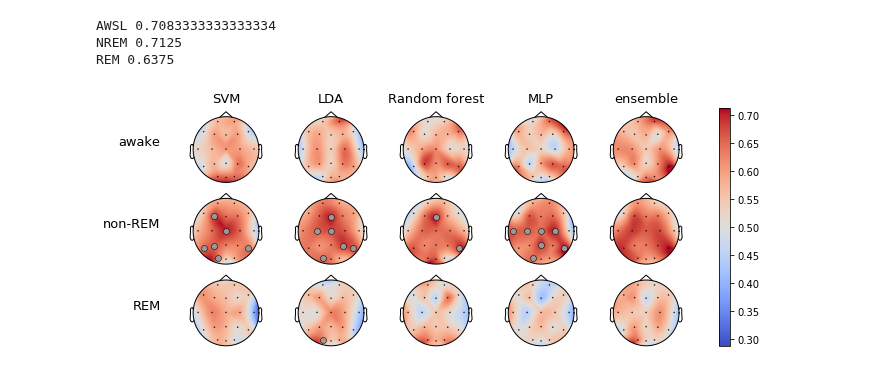
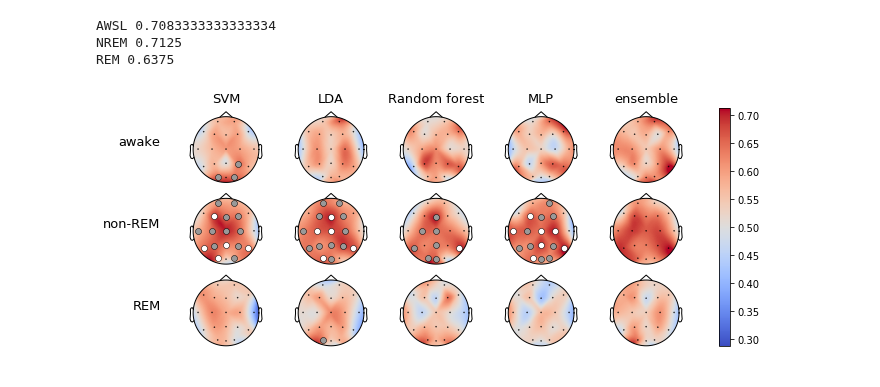
Before and after one commit to PhilippThoelke/caffeine-sleep, a Jupyter notebook: multiFeatureML/DecodingAccuracyMFFigures.ipynb, the cells around one changed output. Saved outputs shown, nothing was run; the diff lists cells and outputs as text; code cells hidden in the pictures.

Commit message:
Change from Bonferroni to Benjamini-Hochberg correction

```diff
--- a/multiFeatureML/DecodingAccuracyMFFigures.ipynb
+++ b/multiFeatureML/DecodingAccuracyMFFigures.ipynb
@@ -77,44 +77,47 @@ for stage in STAGES:
         acc = [score[0] for score in da_scores[stage][clf]]
         p_val = np.array([score[1] for score in da_scores[stage][clf]])
 
-        #mask = p_val < SIGNIFICANT_P # not corrected
-        mask = p_val <= (1 / p_val.shape[0] * SIGNIFICANT_P) # corrected with Bonferroni
+        mask = [False] * len(p_val)
+        marker_colors = [[0.6, 0.6, 0.6]] * len(mask)
+        for i, sorted_i in enumerate(np.argsort(p_val)):
+            if p_val[sorted_i] <= (i + 1) / len(p_val) * SIGNIFICANT_P:
+                mask[sorted_i] = True
 
-        marker_colors = [[0.6, 0.6, 0.6]] * len(mask)
-        #for i in np.where(p_val < SIGNIFICANT_P_STRONG)[0]: # not corrected
-        for i in np.where(p_val <= (1 / p_val.shape[0] * SIGNIFICANT_P_STRONG))[0]: # corrected with Bonferroni method
-            marker_colors[i] = STRONG_SIGNIFICANCE_COLOR
+            if p_val[sorted_i] <= (i + 1) / len(p_val) * SIGNIFICANT_P_STRONG:
+                marker_colors[sorted_i] = STRONG_SIGNIFICANCE_COLOR
+
+        mask = np.array(mask)
         marker_colors = np.array(marker_colors)[mask]
 
         axes.append(plt.subplot(gs[subplot_counter]))
 
         if stage == STAGES[0]:
             plt.title(clf.replace('MultilayerPerceptron', 'MLP').replace('RandomForest', 'Random forest'), fontsize=small_font)
 
         viz.plot_topomap(acc,
                          sensor_pos,
                          mask=mask,
                          vmin=vmin,
                          vmax=vmax,
                          cmap=colormap,
                          mask_params={'markersize': 6, 'markeredgewidth': 0.5, 'markerfacecolor': marker_colors},
                          contours=False,
                          show=False)
         subplot_counter += 1
 
 norm = colors.Normalize(vmin=vmin, vmax=vmax)
 sm = plt.cm.ScalarMappable(cmap=colormap, norm=norm)
 sm.set_array([])
 plt.colorbar(sm, ax=axes, shrink=1, aspect=20)
 
 plt.savefig(os.path.join(FIGURE_PATH, 'decodingAccuracyMulti', f'decodingAccuracy{CAF_DOSE}'),
             bbox_inches='tight',
             bbox_extra_artists=annotations,
             transparent=True,
             dpi=200)
 plt.show()
 # %% [output]
 AWSL 0.7083333333333334
 NREM 0.7125
 REM 0.6375
-[figure, old version]
+[figure, new version]
```
